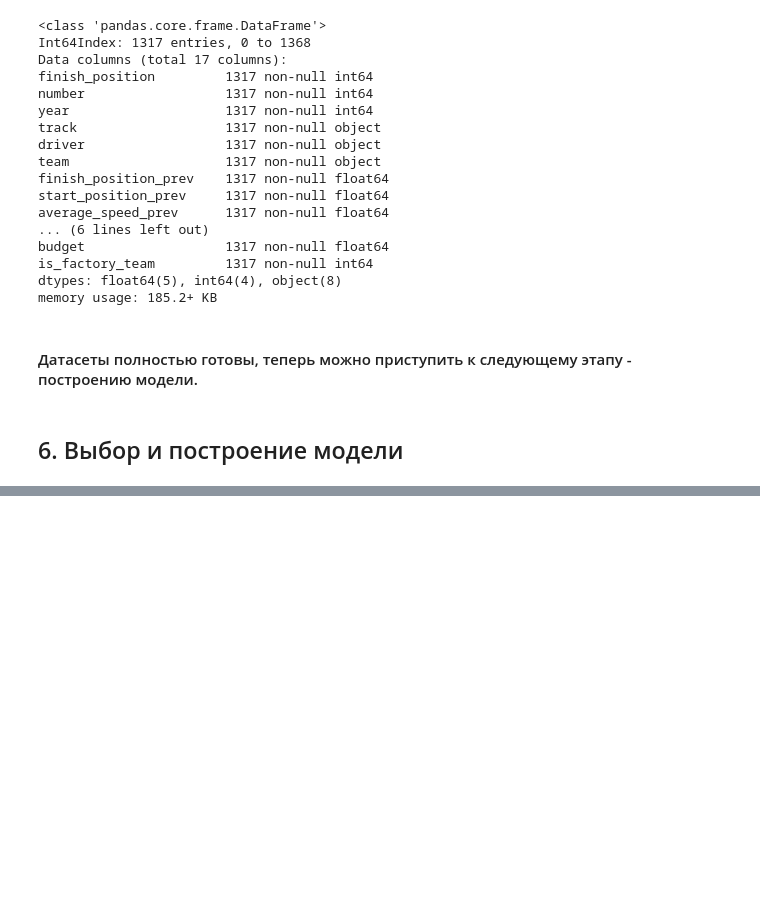
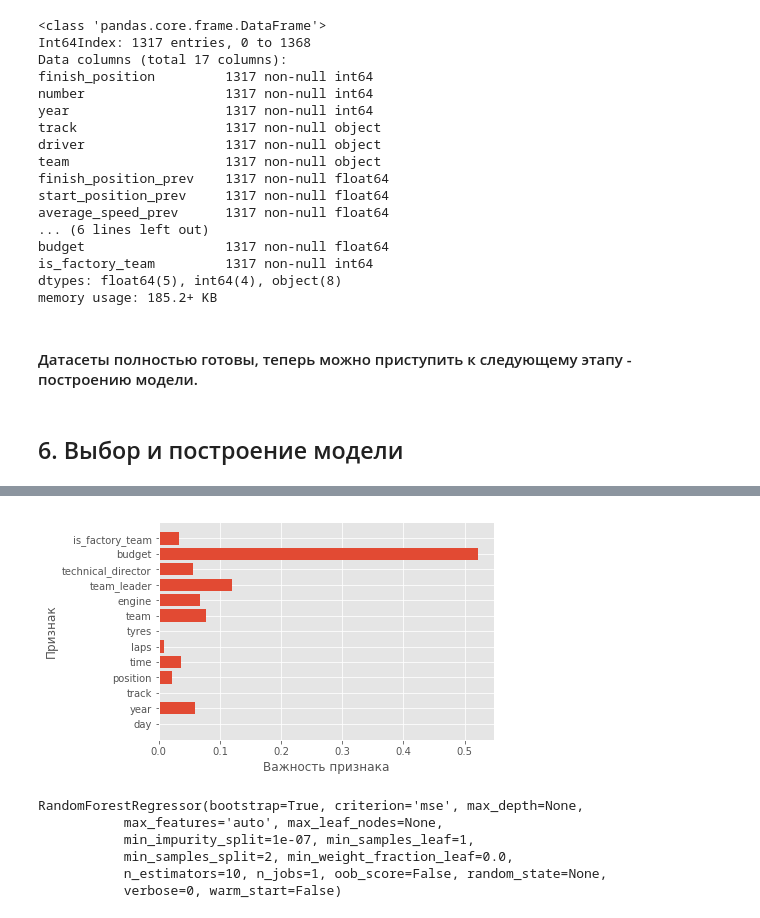
Before and after one commit to AndrewLrrr/f1-guru, a Jupyter notebook: f1-guru.ipynb, the cells around one changed output, grey strips where cells are left out. Drawn from its saved outputs; the diff is of its cells as text; code cells hidden in the pictures; blank space fills up the shorter version.

Commit message:
Working on models

```diff
--- a/f1-guru.ipynb
+++ b/f1-guru.ipynb
@@ -728,0 +760,8 @@ memory usage: 185.2+ KB
+# %%
+param_grid = {
+    'max_depth': [2, 3, 4, 5],
+    'n_estimators': [100, 150, 200, 250],
+    'learning_rate': [0.01, 0.02, 0.05, 0.1]
+}
+model_gb = GridSearchCV(GradientBoostingRegressor(), param_grid, cv=10)
+model_gb.fit(X_train, y_train)
@@ -728,0 +788,7 @@ memory usage: 185.2+ KB
+# %%
+param_grid = {
+    'max_depth': [2, 3, 4, 5],
+    'n_estimators': [100, 150, 200, 250],
+}
+model_rf = GridSearchCV(RandomForestRegressor(), param_grid, cv=10)
+model_rf.fit(X_train, y_train)
@@ -728,0 +814,9 @@ memory usage: 185.2+ KB
+# %%
+def plot_feature_importances(model, df):
+    n_features = df.shape[1]
+    plt.barh(range(n_features), model.feature_importances_, align='center')
+    plt.yticks(np.arange(n_features), df.columns)
+    plt.xlabel("Важность признака")
+    plt.ylabel("Признак")
+# %%
+model_gb.estimator.fit(X_train, y_train)
@@ -728,0 +831,13 @@ memory usage: 185.2+ KB
+# %%
+plot_feature_importances(model_gb.estimator, df_testing_X)
+# %% [output]
+[figure, added]
+# %%
+model_rf.estimator.fit(X_train, y_train)
+# %% [output]
+RandomForestRegressor(bootstrap=True, criterion='mse', max_depth=None,
+           max_features='auto', max_leaf_nodes=None,
+           min_impurity_split=1e-07, min_samples_leaf=1,
+           min_samples_split=2, min_weight_fraction_leaf=0.0,
+           n_estimators=10, n_jobs=1, oob_score=False, random_state=None,
+           verbose=0, warm_start=False)
```
Also changed, not shown: parts of 27 cells of this notebook.
